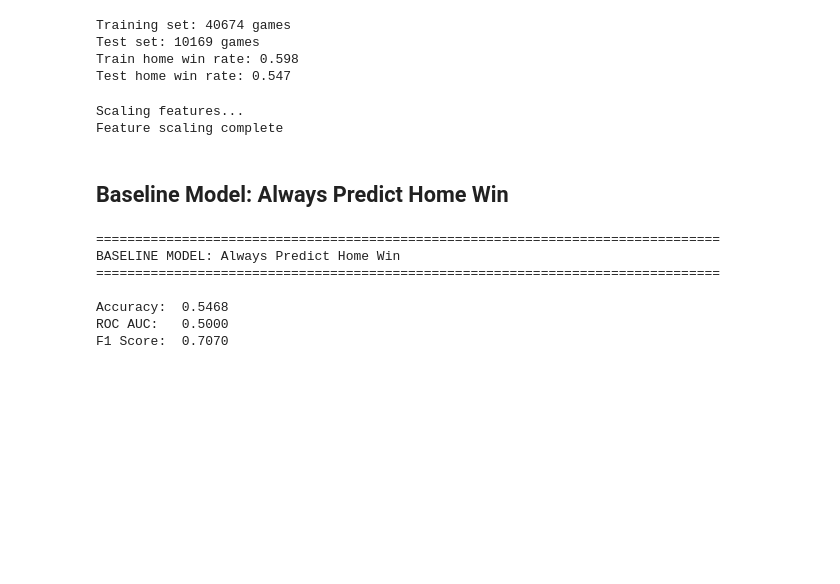
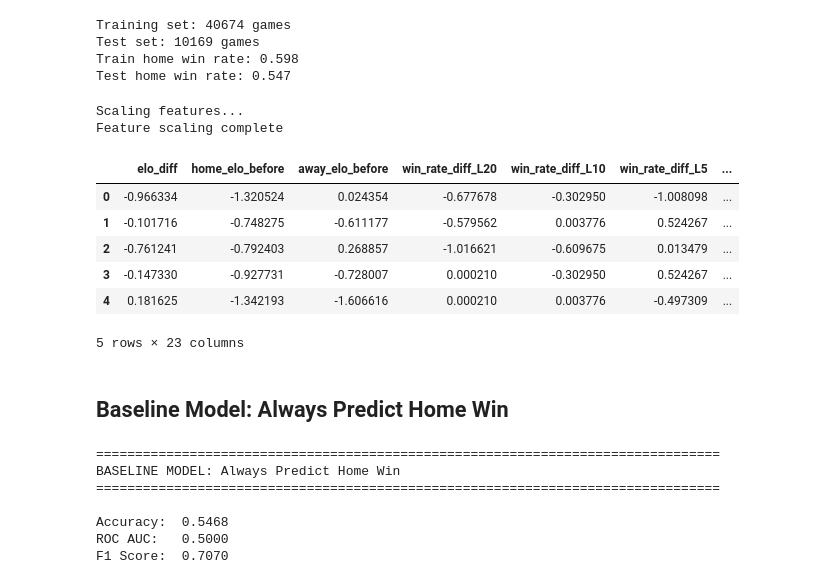
Before and after one commit to Avoca9o/nba-predictor, a Jupyter notebook: model/train_model.ipynb, the cells around one changed output. Drawn from its saved outputs; the diff is of its cells as text; code cells hidden in the pictures; blank space fills up the shorter version.

Commit message:
fix service

```diff
--- a/model/train_model.ipynb
+++ b/model/train_model.ipynb
@@ -76,6 +76,42 @@ print("Feature scaling complete\n")
 # %% [output]
 Scaling features...
 Feature scaling complete
+# %%
+# Временный код, сохраним для каждой команды последние данные для обучения
+
+# Create separate tables for home and away last rows
+
+home_ids = df['team_id_home'].unique()
+away_ids = df['team_id_away'].unique()
+
+rows = []
+hids_used = []
+aids_used = []
+
+for hid in home_ids:
+    for aid in away_ids:
+        mask = (df['team_id_home'] == hid) & (df['team_id_away'] == aid)
+        if mask.any():
+            last_row = df[mask].iloc[[-1]]
+            rows.append(last_row[available_features])
+            hids_used.append(hid)
+            aids_used.append(aid)
+
+output_df = pd.concat(rows)
+output_df = scaler.transform(output_df)
+output_df = pd.DataFrame(output_df, columns=available_features)
+output_df['home_team_id'] = hids_used
+output_df['away_team_id'] = aids_used
+display(output_df.head())
+output_df.to_csv('service/current_data.csv', index=False)
+# %% [output]
+|  | elo_diff | home_elo_before | away_elo_before | win_rate_diff_L20 | win_rate_diff_L10 | win_rate_diff_L5 | ... |
+| 0 | -0.966334 | -1.320524 | 0.024354 | -0.677678 | -0.302950 | -1.008098 | ... |
+| 1 | -0.101716 | -0.748275 | -0.611177 | -0.579562 | 0.003776 | 0.524267 | ... |
+| 2 | -0.761241 | -0.792403 | 0.268857 | -1.016621 | -0.609675 | 0.013479 | ... |
+| 3 | -0.147330 | -0.927731 | -0.728007 | 0.000210 | -0.302950 | 0.524267 | ... |
+| 4 | 0.181625 | -1.342193 | -1.606616 | 0.000210 | 0.003776 | -0.497309 | ... |
+5 rows × 23 columns
 # %% [markdown]
 ## Baseline Model: Always Predict Home Win
 # %%
```
Also changed, not shown: 7 other files.
